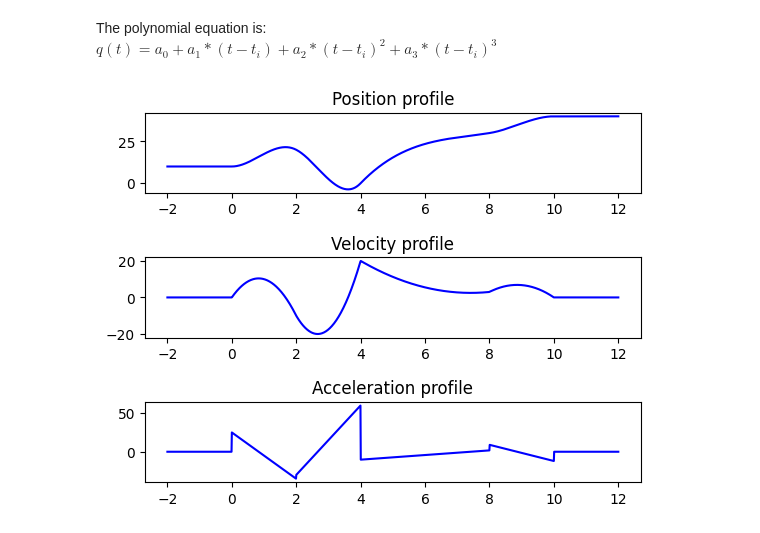
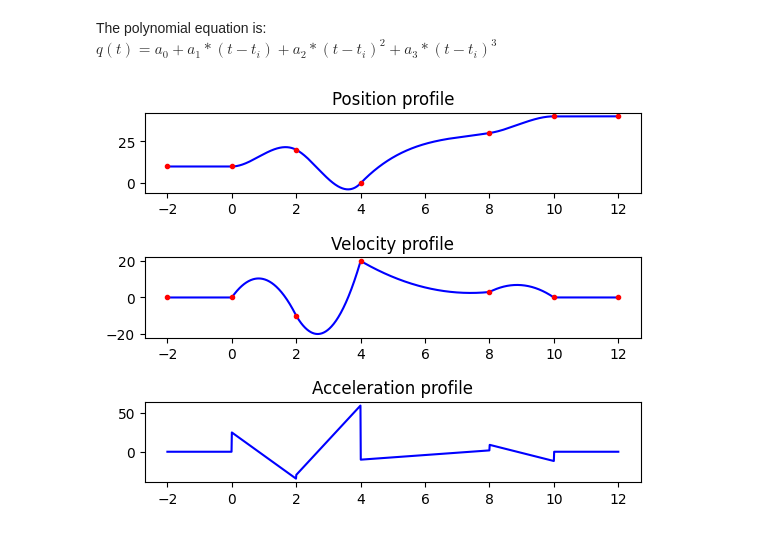
Before and after one commit to Thoalfeqar-gata/Robotics-and-Automation-Master-Degree, a Jupyter notebook: Path planning.ipynb, the cells around one changed output. Drawn from its saved outputs; the diff is of its cells as text; code cells hidden in the pictures.

Commit message:
Implemented path planning using via points first method

```diff
--- a/Path planning.ipynb
+++ b/Path planning.ipynb
@@ -299,17 +365,22 @@ for i in range(n_points-1):
 # %%
 plt.subplots_adjust(hspace = 0.8)
 plt.subplot(3, 1, 1)
 plt.title('Position profile')
 plt.plot(time, position, 'b-')
+for i in range(n_points):
+    plt.plot(t[i], q[i], 'r.')
 
 plt.subplot(3, 1, 2)
 plt.title('Velocity profile')
 plt.plot(time, velocity, 'b-')
+for i in range(n_points):
+    plt.plot(t[i], v[i], 'r.')
 
 plt.subplot(3, 1, 3)
 plt.title('Acceleration profile')
+
 plt.plot(time, acceleration, 'b-')
 
 plt.show()
 # %% [output]
-[figure, old version]
+[figure, new version]
```
Also changed, not shown: parts of 3 cells of this notebook.
